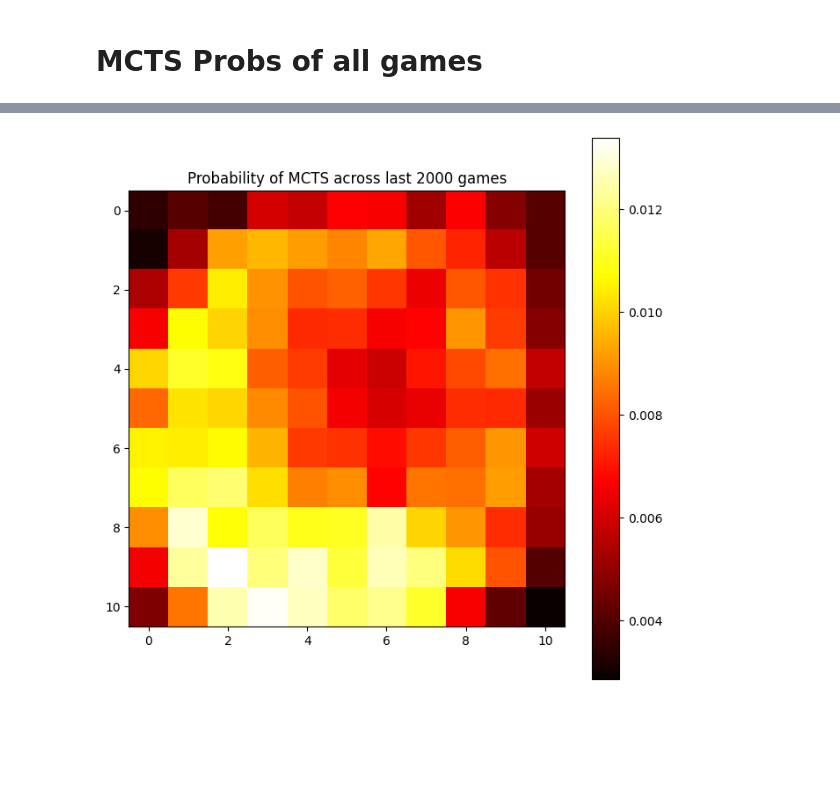
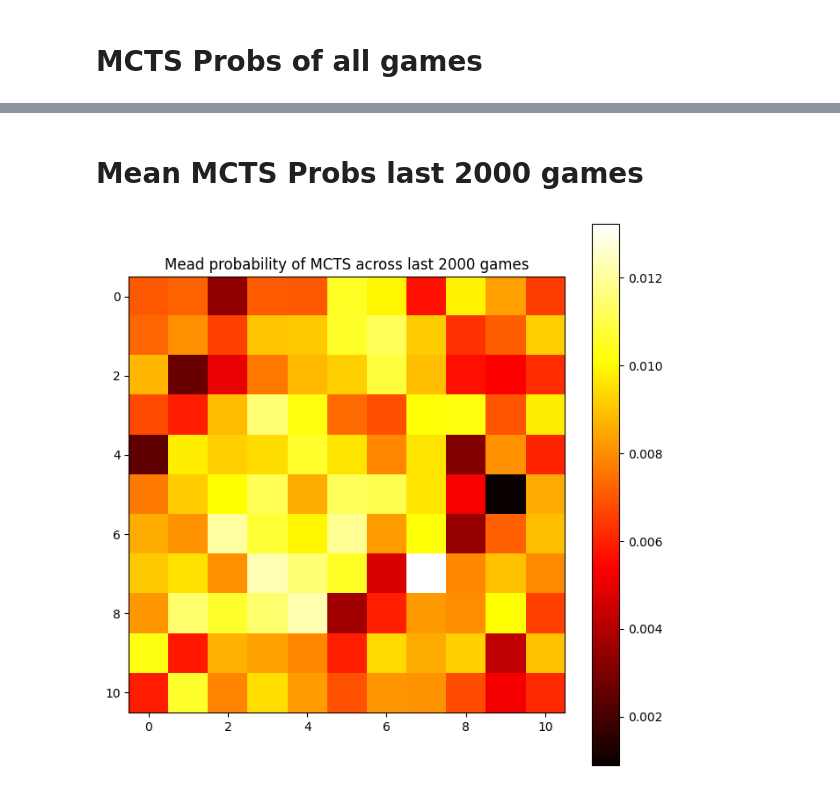
Before and after one commit to mingfeisun/COMP34111-AI-Games-Hex, a Jupyter notebook: analysis.ipynb, the cells around one changed output, grey strips where cells are left out. Drawn from its saved outputs; the diff is of its cells as text; code cells hidden in the pictures; blank space fills up the shorter version.

```diff
--- a/analysis.ipynb
+++ b/analysis.ipynb
@@ -90,6 +96,8 @@ plot_heatmap(np.array(mcts_probs).mean(axis=0), 'Probability of MCTS across all
+# %% [markdown]
+# Mean MCTS Probs last 2000 games
 # %%
 mcts_probs = dataset['mcts_prob'].apply(ast.literal_eval).tolist()
 
-plot_heatmap(np.array(mcts_probs[:-2000]).mean(axis=0), 'Probability of MCTS across last 2000 games')
+plot_heatmap(np.array(mcts_probs[-2000:]).mean(axis=0), 'Mean probability of MCTS across last 2000 games')
 # %% [output]
-[figure, old version]
+[figure, new version]
```
Also changed, not shown: parts of 5 cells of this notebook.
